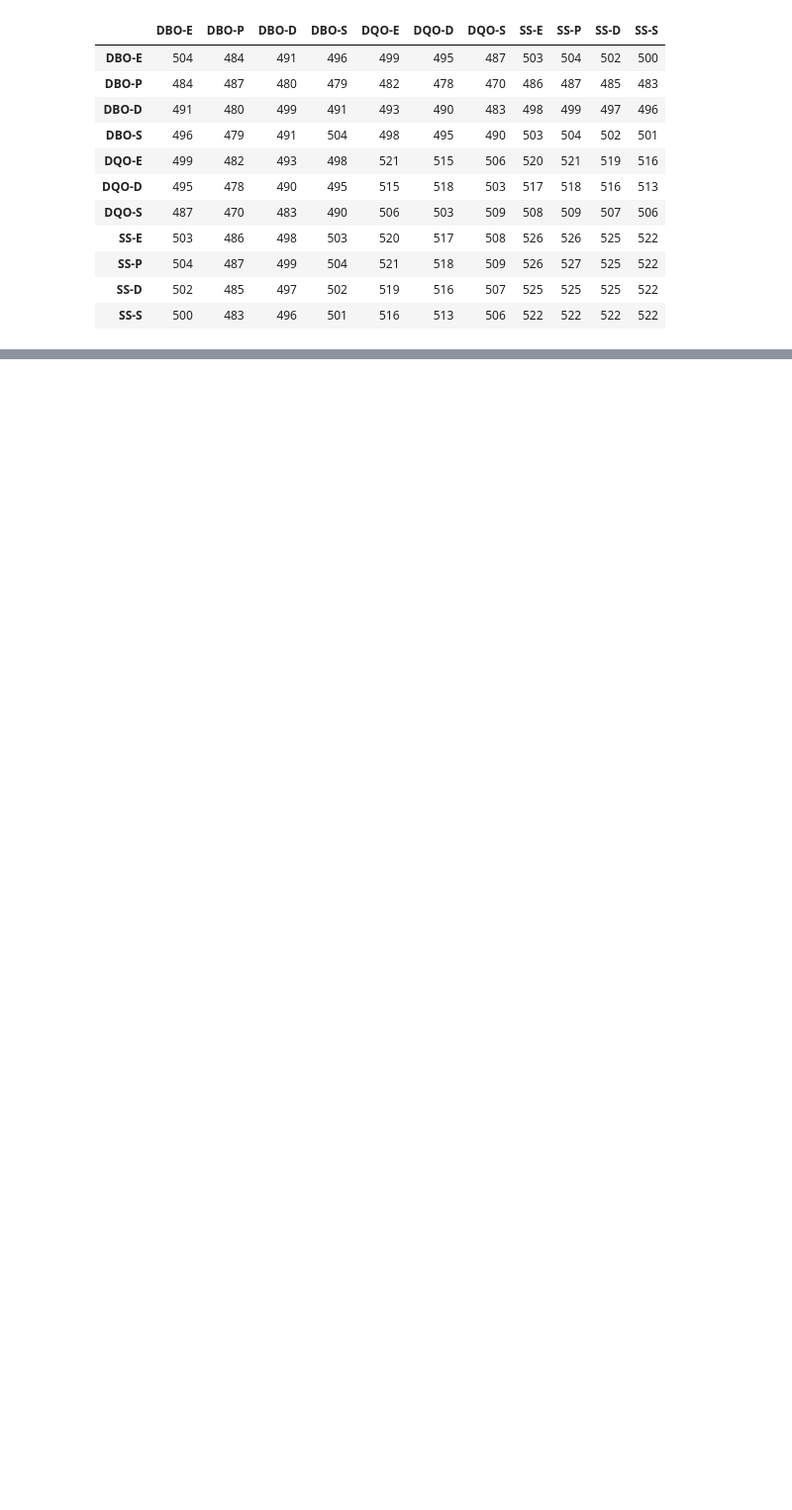
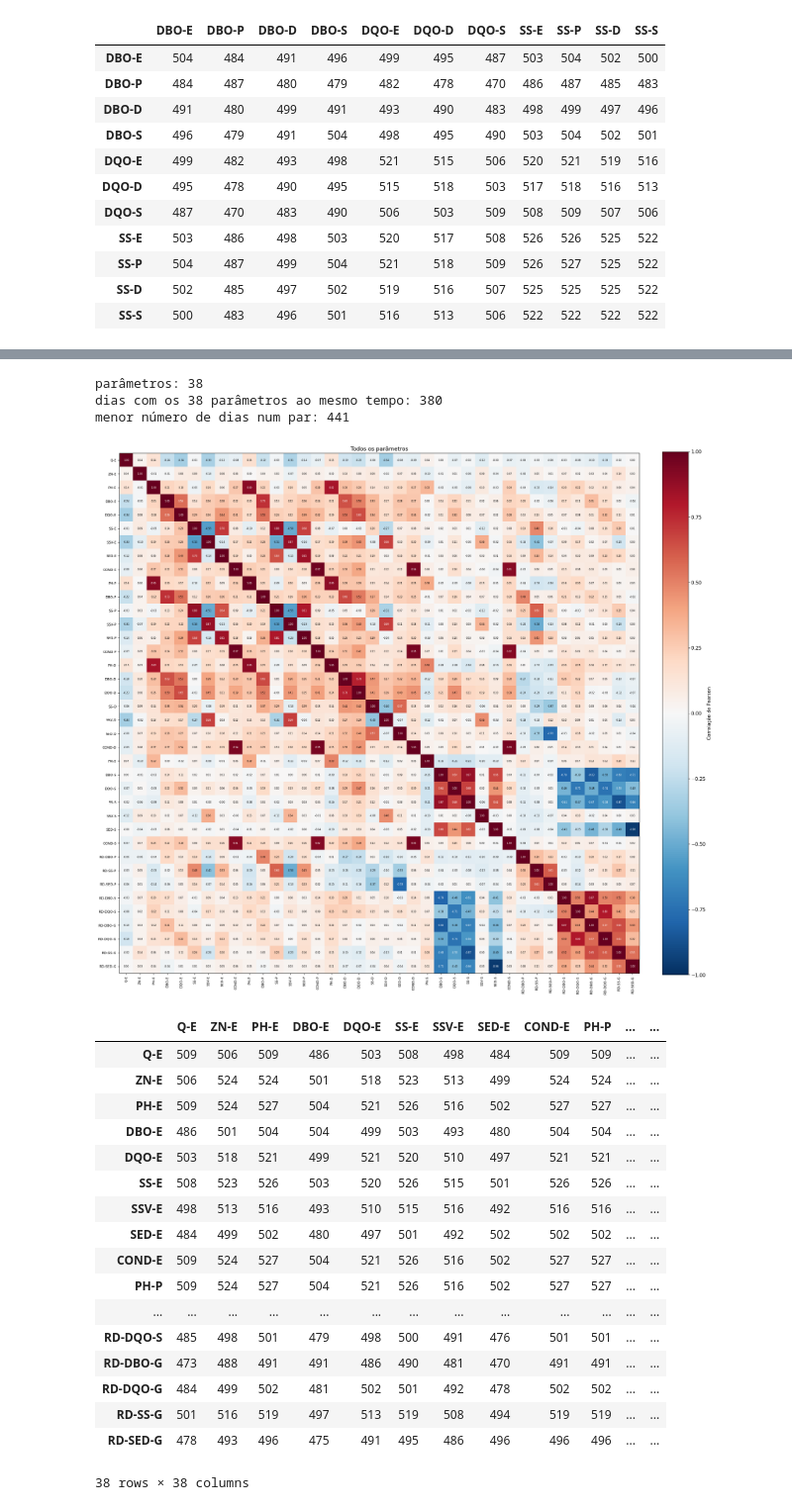
Before and after one commit to Jakson-Almeida/SoftSensor, a Jupyter notebook: modelo/matrizes_parametros.ipynb, the cells around one changed output, grey strips where cells are left out. Shown at 99% size. Drawn from its saved outputs; the diff is of its cells as text; code cells hidden in the pictures; blank space fills up the shorter version.

Commit message:
Mostra a correlação de Pearson entre os 38 parâmetros do arquivo.
Co-authored-by: Cursor <cursoragent@cursor.com>

```diff
--- a/modelo/matrizes_parametros.ipynb
+++ b/modelo/matrizes_parametros.ipynb
@@ -132,0 +137,61 @@ dias com as onze medidas ao mesmo tempo: 446
+# %%
+def desenhar_nomes(correlacao, nome, titulo):
+    rotulos = list(correlacao.columns)
+    n = len(rotulos)
+    lado = 0.46 * n + 2.8
+    fig, ax = plt.subplots(figsize=(lado, lado * 0.92))
+    imagem = ax.imshow(correlacao.to_numpy(), cmap="RdBu_r", vmin=-1, vmax=1)
+    ax.set_xticks(range(n), rotulos, rotation=90, fontsize=8)
+    ax.set_yticks(range(n), rotulos, fontsize=8)
+    ax.set_title(titulo)
+    for i in range(n):
+        for j in range(n):
+            valor = correlacao.iloc[i, j]
+            cor_texto = "white" if abs(valor) > 0.55 else "black"
+            ax.text(
+                j, i, f"{valor:.2f}",
+                ha="center", va="center", color=cor_texto, fontsize=5.5,
+            )
+    fig.colorbar(imagem, ax=ax, fraction=0.046, pad=0.04).set_label("Correlação de Pearson")
+    fig.tight_layout()
+    fig.savefig(FIGURAS / f"{nome}.pdf")
+    fig.savefig(FIGURAS / f"{nome}.png", dpi=140)
+    plt.show()
+
+
+parametros = [coluna for coluna in serie.columns if coluna not in {"dia", "data"}]
+corr_todos_parametros, n_todos_parametros = matriz(parametros)
+completos = int(serie[parametros].dropna().shape[0])
+pares = n_todos_parametros.where(~np.eye(len(parametros), dtype=bool))
+print(f"parâmetros: {len(parametros)}")
+print(f"dias com os 38 parâmetros ao mesmo tempo: {completos}")
+print(f"menor número de dias num par: {int(pares.min().min())}")
+desenhar_nomes(
+    corr_todos_parametros,
+    "correlacao_todos",
+    "Todos os parâmetros",
+)
+n_todos_parametros
+# %% [output]
+parâmetros: 38
+dias com os 38 parâmetros ao mesmo tempo: 380
+menor número de dias num par: 441
+[figure, added]
+|  | Q-E | ZN-E | PH-E | DBO-E | DQO-E | SS-E | SSV-E | SED-E | COND-E | PH-P | ... | ... |
+| Q-E | 509 | 506 | 509 | 486 | 503 | 508 | 498 | 484 | 509 | 509 | ... | ... |
+| ZN-E | 506 | 524 | 524 | 501 | 518 | 523 | 513 | 499 | 524 | 524 | ... | ... |
+| PH-E | 509 | 524 | 527 | 504 | 521 | 526 | 516 | 502 | 527 | 527 | ... | ... |
+| DBO-E | 486 | 501 | 504 | 504 | 499 | 503 | 493 | 480 | 504 | 504 | ... | ... |
+| DQO-E | 503 | 518 | 521 | 499 | 521 | 520 | 510 | 497 | 521 | 521 | ... | ... |
+| SS-E | 508 | 523 | 526 | 503 | 520 | 526 | 515 | 501 | 526 | 526 | ... | ... |
+| SSV-E | 498 | 513 | 516 | 493 | 510 | 515 | 516 | 492 | 516 | 516 | ... | ... |
+| SED-E | 484 | 499 | 502 | 480 | 497 | 501 | 492 | 502 | 502 | 502 | ... | ... |
+| COND-E | 509 | 524 | 527 | 504 | 521 | 526 | 516 | 502 | 527 | 527 | ... | ... |
+| PH-P | 509 | 524 | 527 | 504 | 521 | 526 | 516 | 502 | 527 | 527 | ... | ... |
+| ... | ... | ... | ... | ... | ... | ... | ... | ... | ... | ... | ... | ... |
+| RD-DQO-S | 485 | 498 | 501 | 479 | 498 | 500 | 491 | 476 | 501 | 501 | ... | ... |
+| RD-DBO-G | 473 | 488 | 491 | 491 | 486 | 490 | 481 | 470 | 491 | 491 | ... | ... |
+| RD-DQO-G | 484 | 499 | 502 | 481 | 502 | 501 | 492 | 478 | 502 | 502 | ... | ... |
+| RD-SS-G | 501 | 516 | 519 | 497 | 513 | 519 | 508 | 494 | 519 | 519 | ... | ... |
+| RD-SED-G | 478 | 493 | 496 | 475 | 491 | 495 | 486 | 496 | 496 | 496 | ... | ... |
+38 rows × 38 columns
```
Also changed, not shown: parts of 1 cell of this notebook, 4 other files.
